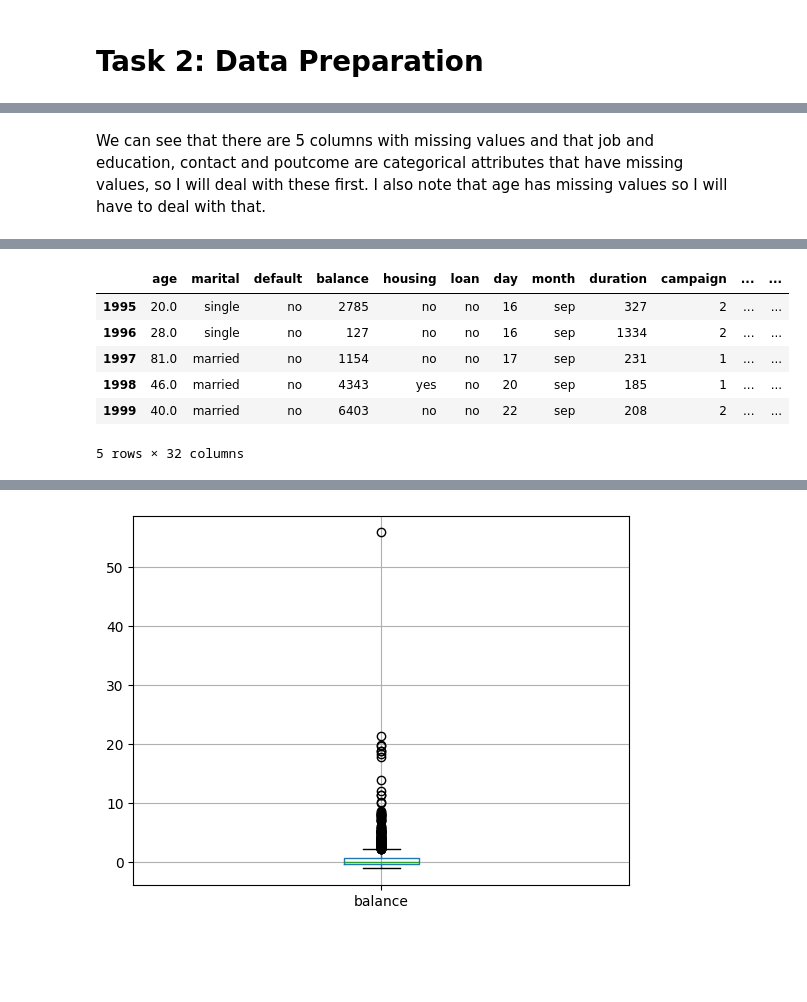
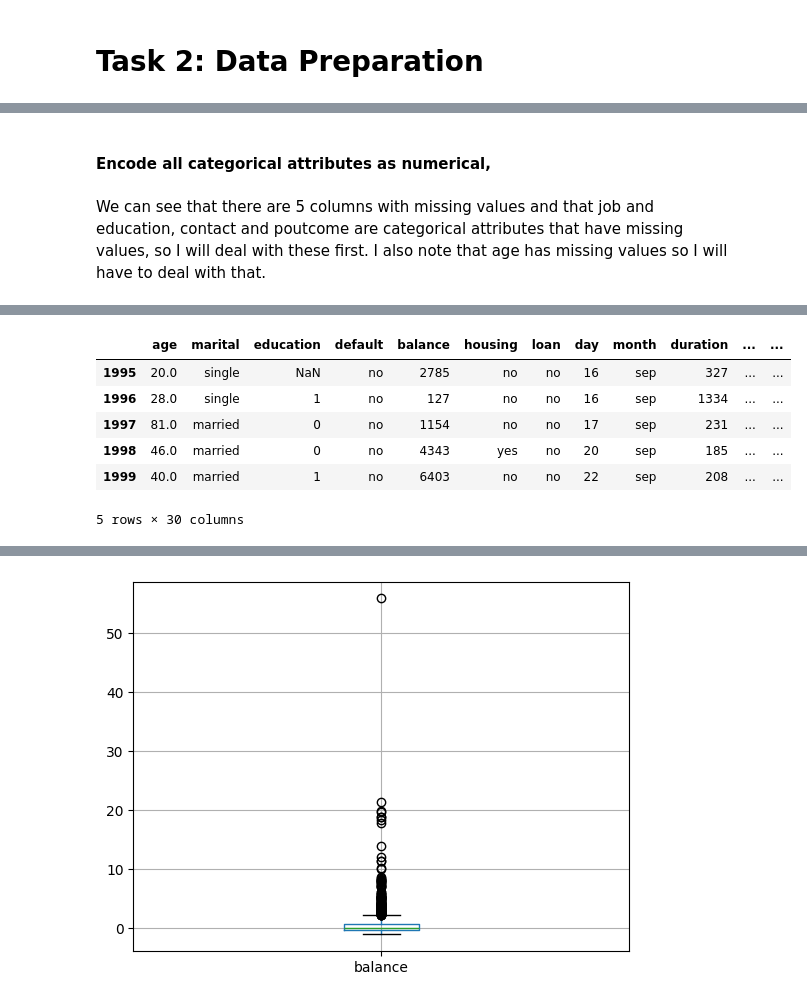
Before and after one commit to kristyan/data, a Jupyter notebook: e-tivity1/etivity1.ipynb, the cells around one changed output, grey strips where cells are left out. Saved outputs shown, nothing was run; the diff lists cells and outputs as text; code cells hidden in the pictures; blank space fills up the shorter version.

```diff
--- a/e-tivity1/etivity1.ipynb
+++ b/e-tivity1/etivity1.ipynb
@@ -400,6 +395,8 @@ previous        0
 poutcome      454
 subscribed      0
 dtype: int64
+# %% [markdown]
+#### Encode all categorical attributes as numerical,
 # %% [markdown]
 We can see that there are 5 columns with missing values and that job and education, contact and poutcome are categorical attributes that have missing values, so I will deal with these first. I also note that age has missing values so I will have to deal with that.
 # %%
@@ -425,18 +422,18 @@ df.tail()
 | 1999 | 40.0 | entrepreneur | married | 1 | no | 6403 | no | no | cellular | 22 | sep | ... |
 # %%
 # one-hot encode the categorical columns with NaNs
-df = pd.get_dummies(df, columns=['job', 'education', 'contact', 'poutcome'],
+df = pd.get_dummies(df, columns=['job', 'contact', 'poutcome'],
                         dummy_na=True,
                         drop_first=True)
 df.tail()
 # %% [output]
-|  | age | marital | default | balance | housing | loan | day | month | duration | campaign | ... | ... |
-| 1995 | 20.0 | single | no | 2785 | no | no | 16 | sep | 327 | 2 | ... | ... |
-| 1996 | 28.0 | single | no | 127 | no | no | 16 | sep | 1334 | 2 | ... | ... |
-| 1997 | 81.0 | married | no | 1154 | no | no | 17 | sep | 231 | 1 | ... | ... |
-| 1998 | 46.0 | married | no | 4343 | yes | no | 20 | sep | 185 | 1 | ... | ... |
-| 1999 | 40.0 | married | no | 6403 | no | no | 22 | sep | 208 | 2 | ... | ... |
+|  | age | marital | education | default | balance | housing | loan | day | month | duration | ... | ... |
+| 1995 | 20.0 | single | NaN | no | 2785 | no | no | 16 | sep | 327 | ... | ... |
+| 1996 | 28.0 | single | 1 | no | 127 | no | no | 16 | sep | 1334 | ... | ... |
+| 1997 | 81.0 | married | 0 | no | 1154 | no | no | 17 | sep | 231 | ... | ... |
+| 1998 | 46.0 | married | 0 | no | 4343 | yes | no | 20 | sep | 185 | ... | ... |
+| 1999 | 40.0 | married | 1 | no | 6403 | no | no | 22 | sep | 208 | ... | ... |
-5 rows × 32 columns
+5 rows × 30 columns
 # %%
 #Next one-hot encode the other categorical columns
 df = pd.get_dummies(df, drop_first=True)
```
Also changed, not shown: parts of 12 cells of this notebook.
